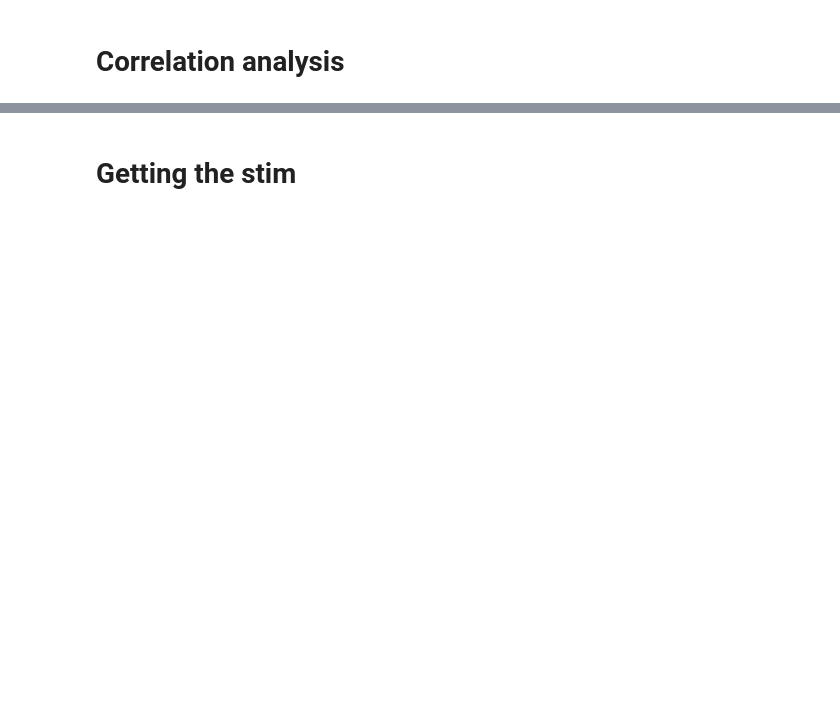
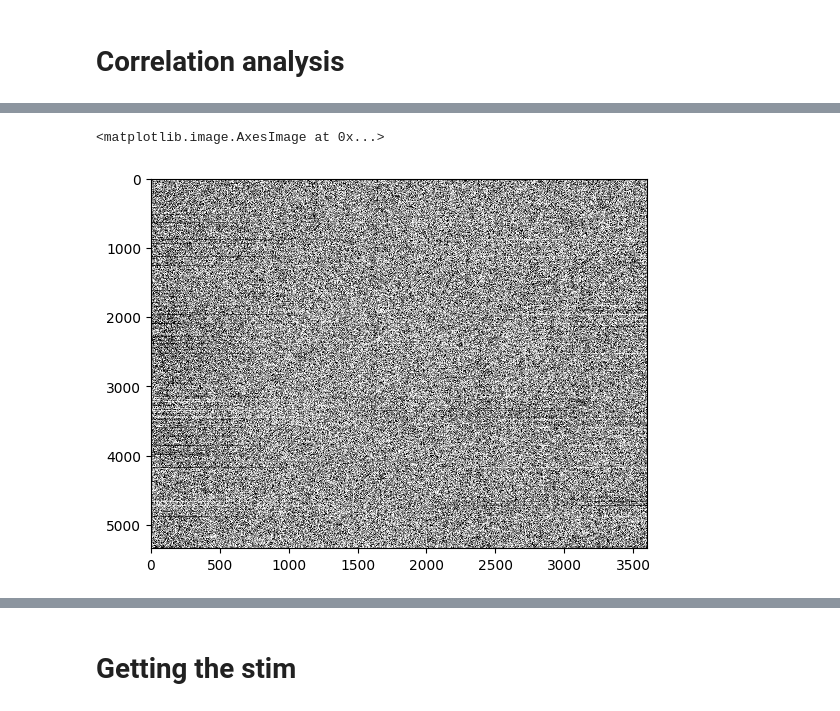
Before and after one commit to vigji/python-cimec-2023, a Jupyter notebook: lectures/Lecture3.1_Neuro-Imaging_V-notebook.ipynb, the cells around one changed output, grey strips where cells are left out. Cells and saved outputs as stored; diff of their text form; code cells hidden in the pictures; blank space fills up the shorter version.

```diff
--- a/lectures/Lecture3.1_Neuro-Imaging_V-notebook.ipynb
+++ b/lectures/Lecture3.1_Neuro-Imaging_V-notebook.ipynb
@@ -179,14 +268,17 @@ plt.imshow(
 # %%
 # Proper is not always that proper
 
 plt.imshow(
-    np.rot90(signals_norm_clean),
+    np.rot90(signals_norm),
     cmap = 'Greys_r',
     aspect = 'auto',
     interpolation = 'none',
     vmin = -2,
     vmax = 2
 )
+# %% [output]
+<matplotlib.image.AxesImage at 0x...>
+[figure, added]
 # %%
 # Looking at global signal
 
```
Also changed, not shown: parts of 40 cells of this notebook, 3 other files.
